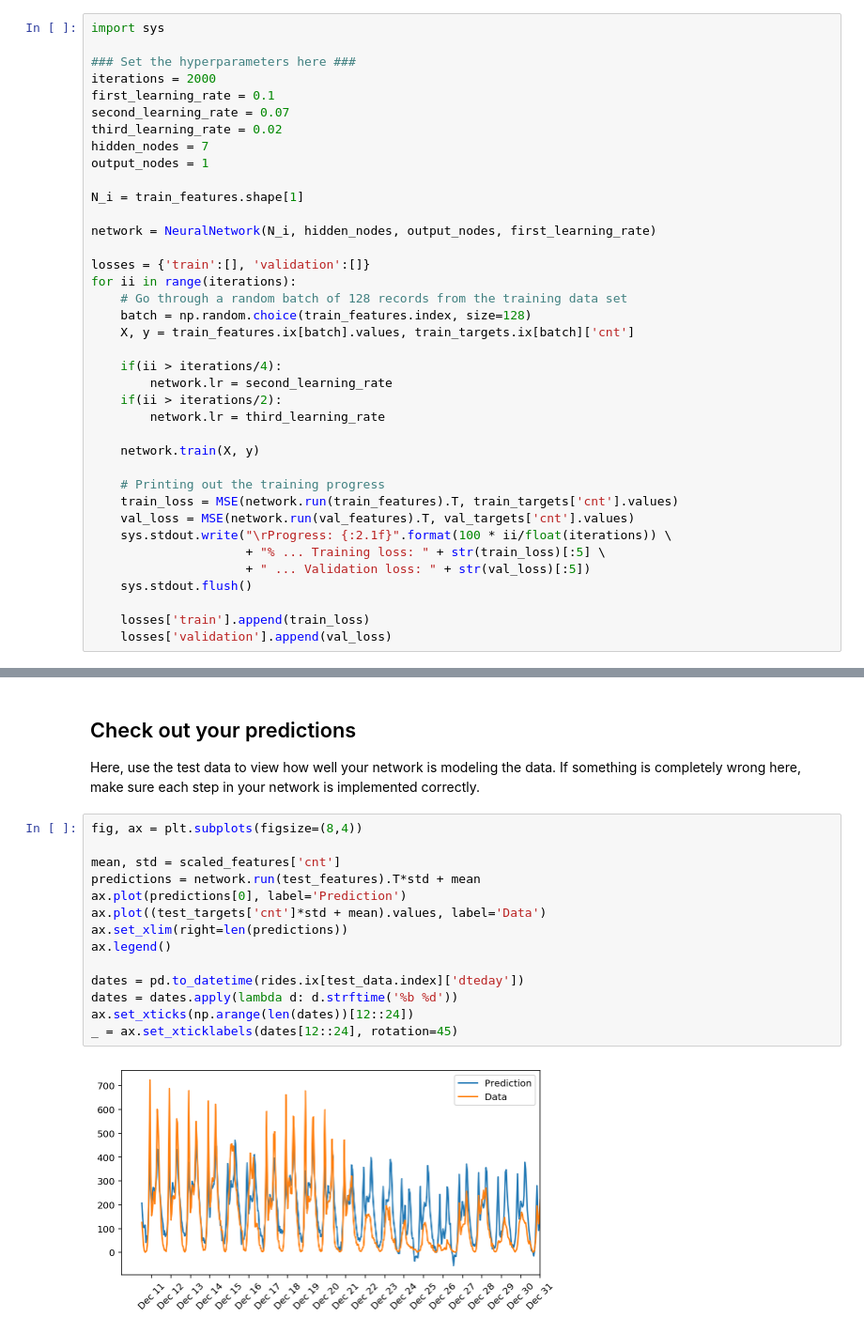
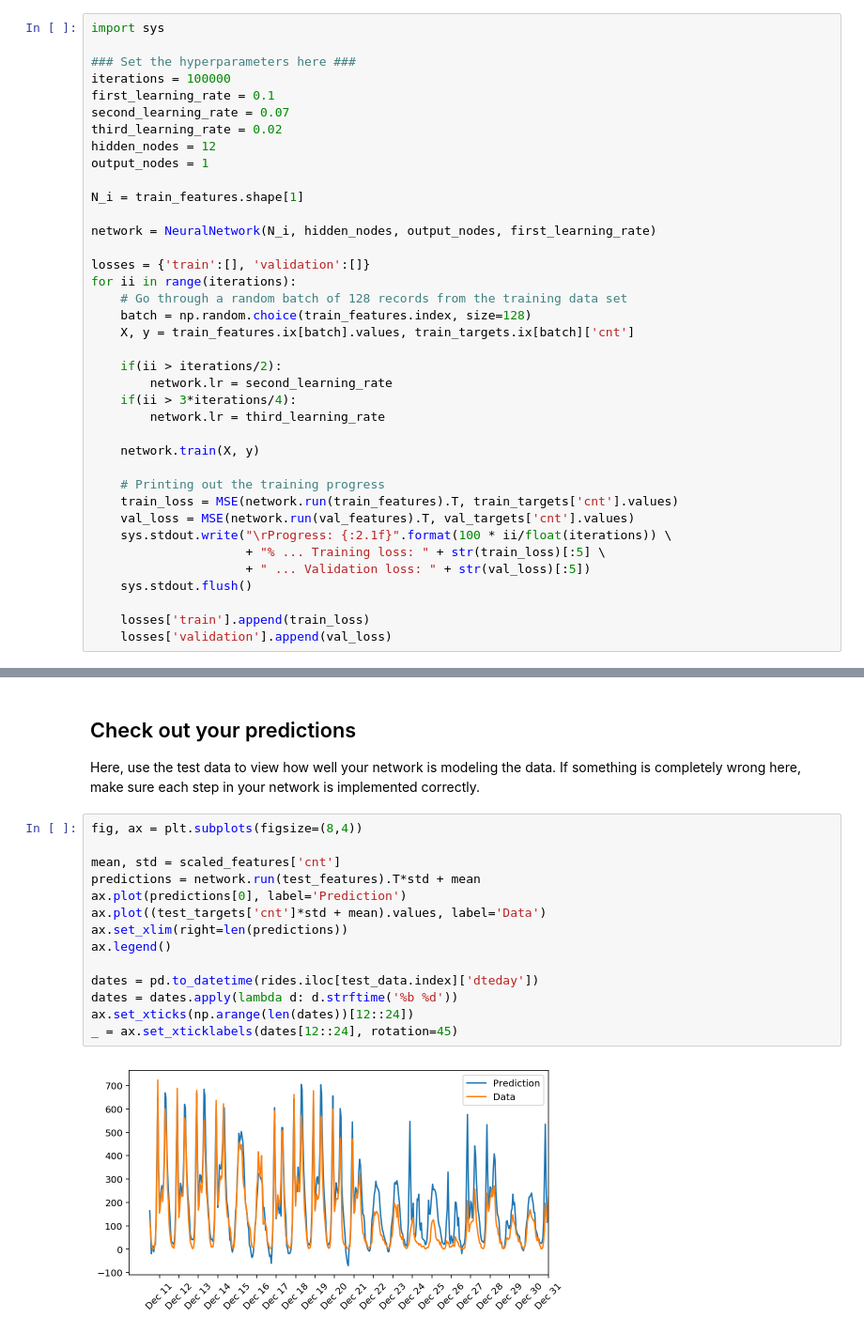
Before and after one commit to tanduong/deep-learning, a Jupyter notebook: first-neural-network/Your_first_neural_network.ipynb, the cells around one changed output, grey strips where cells are left out. Shown at 94% size. Cells and saved outputs as stored; diff of their text form.

```diff
--- a/first-neural-network/Your_first_neural_network.ipynb
+++ b/first-neural-network/Your_first_neural_network.ipynb
@@ -300,11 +303,11 @@ The more hidden nodes you have, the more accurate predictions the model will mak
 import sys
 
 ### Set the hyperparameters here ###
-iterations = 2000
+iterations = 100000
 first_learning_rate = 0.1
 second_learning_rate = 0.07
 third_learning_rate = 0.02
-hidden_nodes = 7
+hidden_nodes = 12
 output_nodes = 1
 
 N_i = train_features.shape[1]
@@ -317,9 +320,9 @@ for ii in range(iterations):
     batch = np.random.choice(train_features.index, size=128)
     X, y = train_features.ix[batch].values, train_targets.ix[batch]['cnt']
 
-    if(ii > iterations/4):
+    if(ii > iterations/2):
         network.lr = second_learning_rate
-    if(ii > iterations/2):
+    if(ii > 3*iterations/4):
         network.lr = third_learning_rate
 
     network.train(X, y)
@@ -350,19 +353,19 @@ Here, use the test data to view how well your network is modeling the data. If s
 # %%
 fig, ax = plt.subplots(figsize=(8,4))
 
 mean, std = scaled_features['cnt']
 predictions = network.run(test_features).T*std + mean
 ax.plot(predictions[0], label='Prediction')
 ax.plot((test_targets['cnt']*std + mean).values, label='Data')
 ax.set_xlim(right=len(predictions))
 ax.legend()
 
-dates = pd.to_datetime(rides.ix[test_data.index]['dteday'])
+dates = pd.to_datetime(rides.iloc[test_data.index]['dteday'])
 dates = dates.apply(lambda d: d.strftime('%b %d'))
 ax.set_xticks(np.arange(len(dates))[12::24])
 _ = ax.set_xticklabels(dates[12::24], rotation=45)
 # %% [output]
-[figure, old version]
+[figure, new version]
 # %% [markdown]
 ## OPTIONAL: Thinking about your results(this question will not be evaluated in the rubric).
 
```
Also changed, not shown: parts of 6 cells of this notebook, 1 other file.
